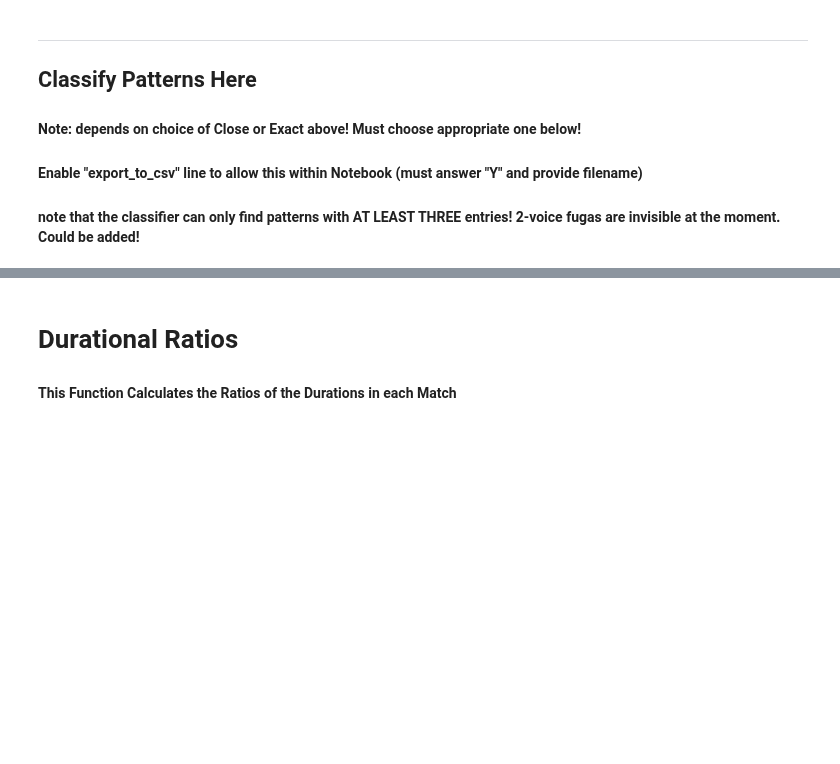
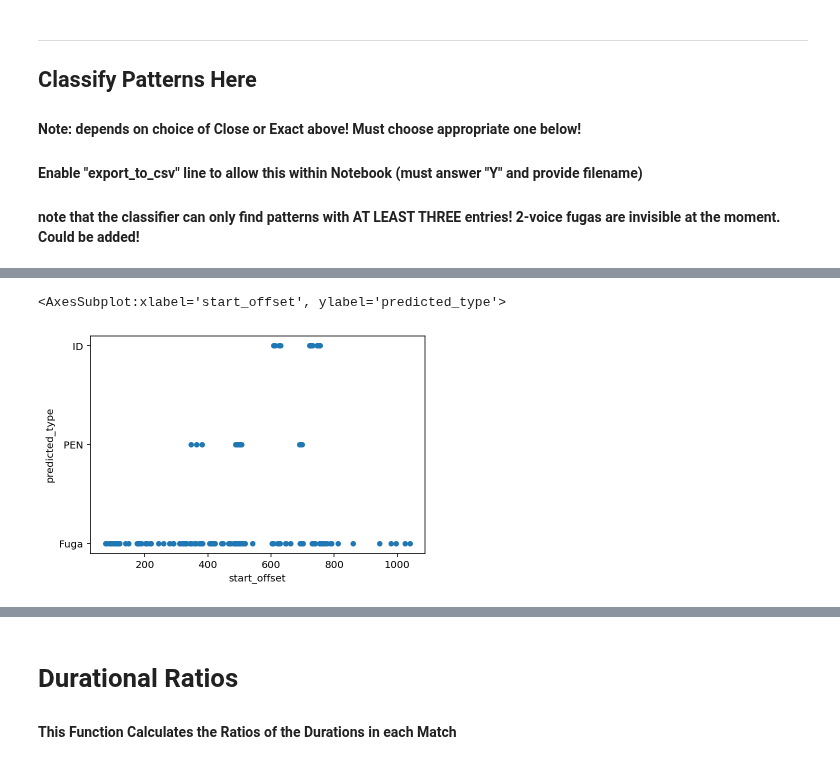
Before and after one commit to RichardFreedman/CRIM-notebooks, a Jupyter notebook: CRIM/CRIM_intervals_nb_3_2021.ipynb, the cells around one changed output, grey strips where cells are left out. Saved outputs shown, nothing was run; the diff lists cells and outputs as text; code cells hidden in the pictures; blank space fills up the shorter version.

```diff
--- a/CRIM/CRIM_intervals_nb_3_2021.ipynb
+++ b/CRIM/CRIM_intervals_nb_3_2021.ipynb
@@ -388 +344,6 @@ pivot_c3_sort.predicted_type.hist(bins = 5)
+# %%
+c3.plot.scatter(y="predicted_type", x="start_offset")
+# %% [output]
+<AxesSubplot:xlabel='start_offset', ylabel='predicted_type'>
+[figure, added]
 # %%
```
Also changed, not shown: parts of 13 cells of this notebook, 1 other file.
